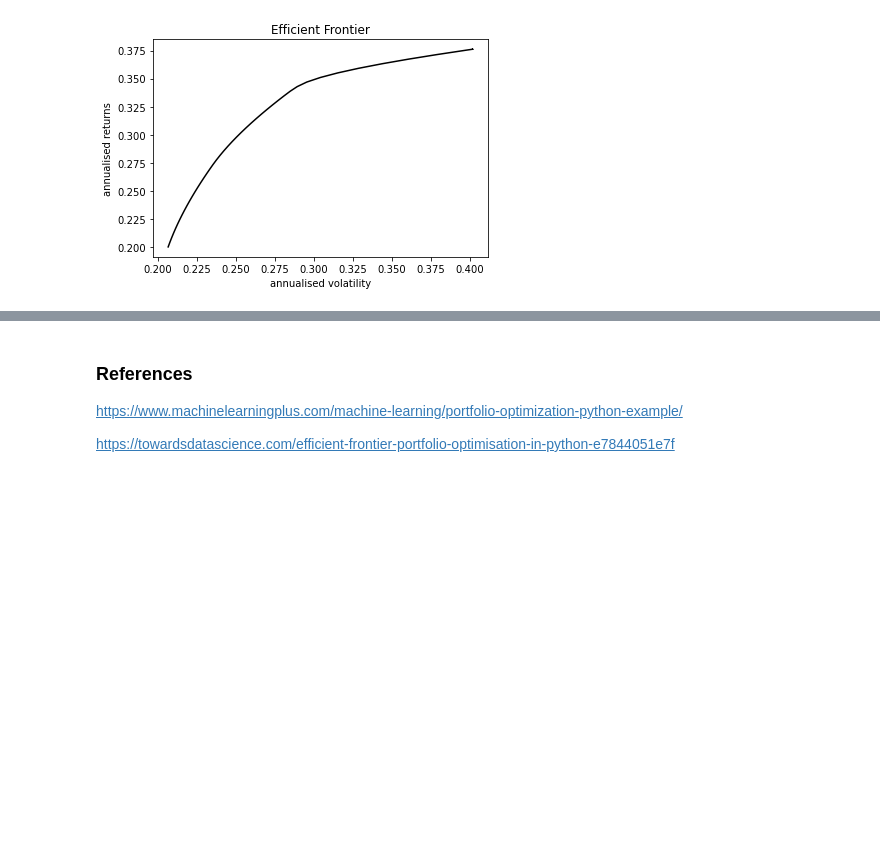
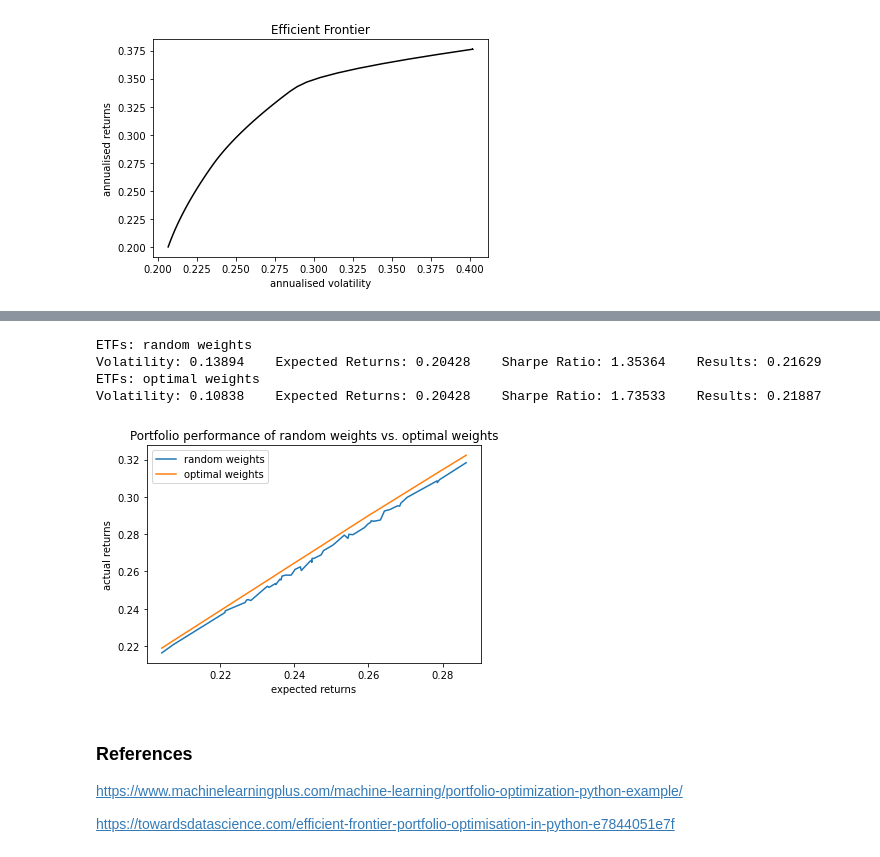
Before and after one commit to gracejyzhang/finance-collection, a Jupyter notebook: portfolio_optimization.ipynb, the cells around one changed output, grey strips where cells are left out. Saved outputs shown, nothing was run; the diff lists cells and outputs as text; code cells hidden in the pictures; blank space fills up the shorter version.

```diff
--- a/portfolio_optimization.ipynb
+++ b/portfolio_optimization.ipynb
@@ -291,0 +297,26 @@ We started with 100000
+# %%
+### ETFS
+results_df2 = test(len(tickers2), df2_test, NUM_ITERS)
+results_df2 = results_df2.sort_values('random_returns')
+
+# single result
+result = results_df2.iloc[0,:]
+print(f'{BOLD_PREFIX}ETFs: random weights{BOLD_SUFFIX}')
+print(FORMATTING.format(round(result['random_volatility'], 5), round(result['random_returns'], 5), round(result['random_sharpe_ratio'], 5), round(result['random_results'], 5)))
+print(f'{BOLD_PREFIX}ETFs: optimal weights{BOLD_SUFFIX}')
+print(FORMATTING.format(round(result['optimal_volatility'], 5), round(result['optimal_returns'], 5), round(result['optimal_sharpe_ratio'], 5), round(result['optimal_results'], 5)))
+
+# plot actual returns against expected returns
+plt.plot(results_df2['random_returns'], results_df2['random_results'], label = "random weights")
+plt.plot(results_df2['optimal_returns'], results_df2['optimal_results'], label = "optimal weights")
+plt.ylabel('actual returns')
+plt.xlabel('expected returns')
+plt.title('Portfolio performance of random weights vs. optimal weights')
+plt.legend()
+plt.show()
+# %% [output]
+ETFs: random weights
+Volatility: 0.13894    Expected Returns: 0.20428    Sharpe Ratio: 1.35364    Results: 0.21629
+ETFs: optimal weights
+Volatility: 0.10838    Expected Returns: 0.20428    Sharpe Ratio: 1.73533    Results: 0.21887
+[figure, added]
```
Also changed, not shown: parts of 11 cells of this notebook.
